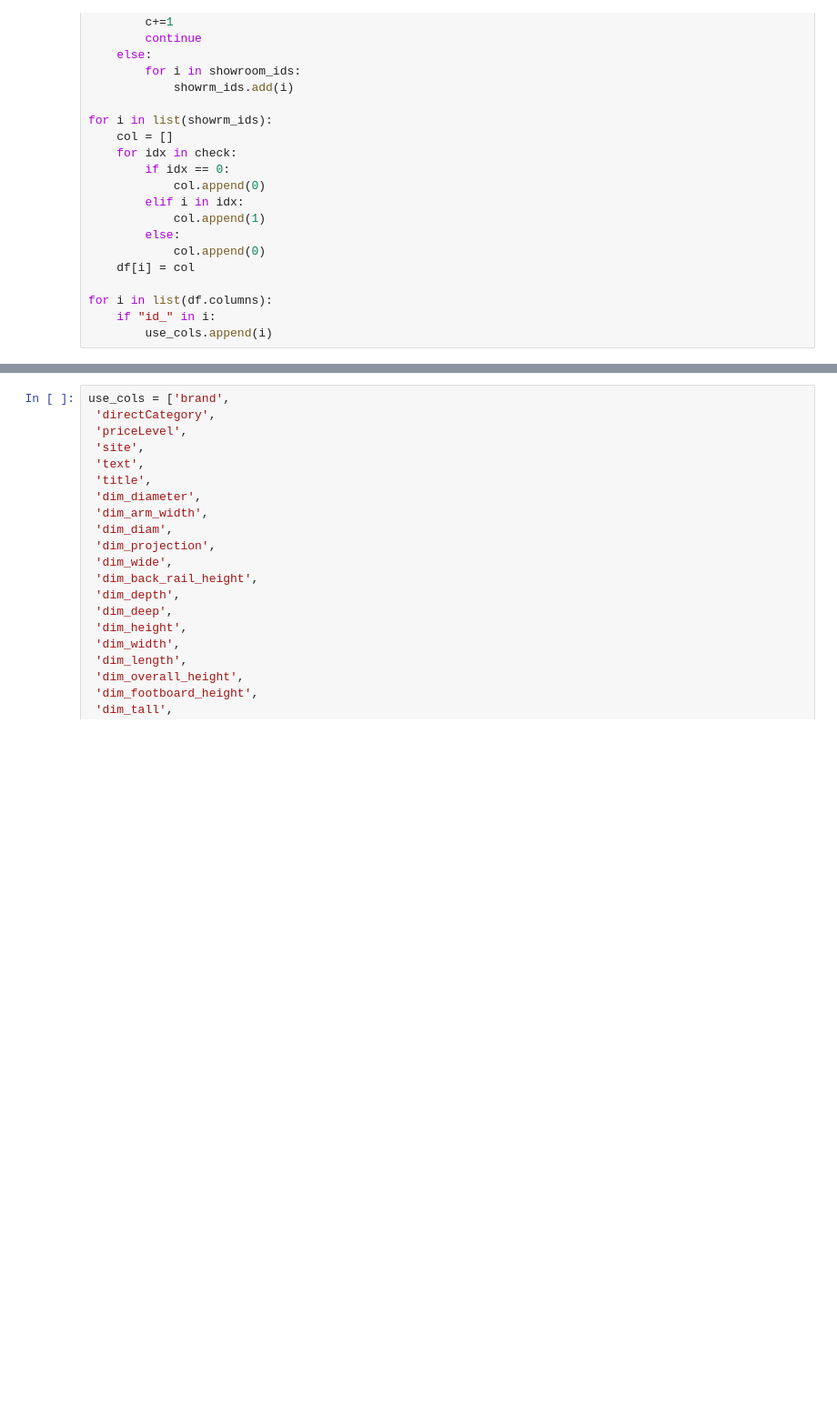
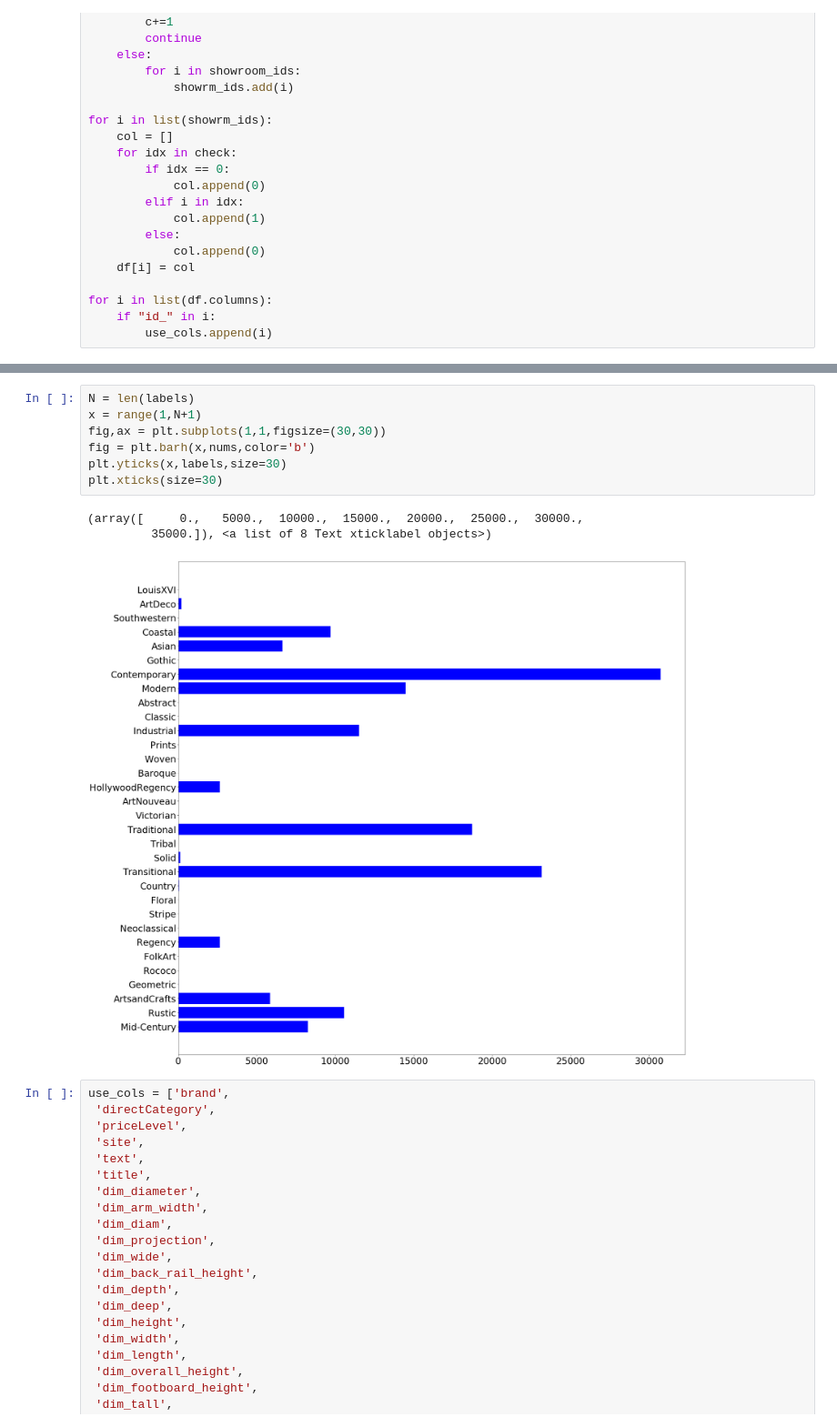
Before and after one commit to brentagoldberg/designerinc, a Jupyter notebook: model/Style Category Classifier.ipynb, the cells around one changed output, grey strips where cells are left out. Shown at 91% size. Saved outputs shown, nothing was run; the diff lists cells and outputs as text; blank space fills up the shorter version.

```diff
--- a/model/Style Category Classifier.ipynb
+++ b/model/Style Category Classifier.ipynb
@@ -408,3 +459,14 @@ LouisXVI_style :   5
+# %%
+N = len(labels)
+x = range(1,N+1)
+fig,ax = plt.subplots(1,1,figsize=(30,30))
+fig = plt.barh(x,nums,color='b')
+plt.yticks(x,labels,size=30)
+plt.xticks(size=30)
+# %% [output]
+(array([     0.,   5000.,  10000.,  15000.,  20000.,  25000.,  30000.,
+         35000.]), <a list of 8 Text xticklabel objects>)
+[figure, added]
 # %%
 use_cols = ['brand',
  'directCategory',
```
Also changed, not shown: parts of 7 cells of this notebook, 27 other files.
